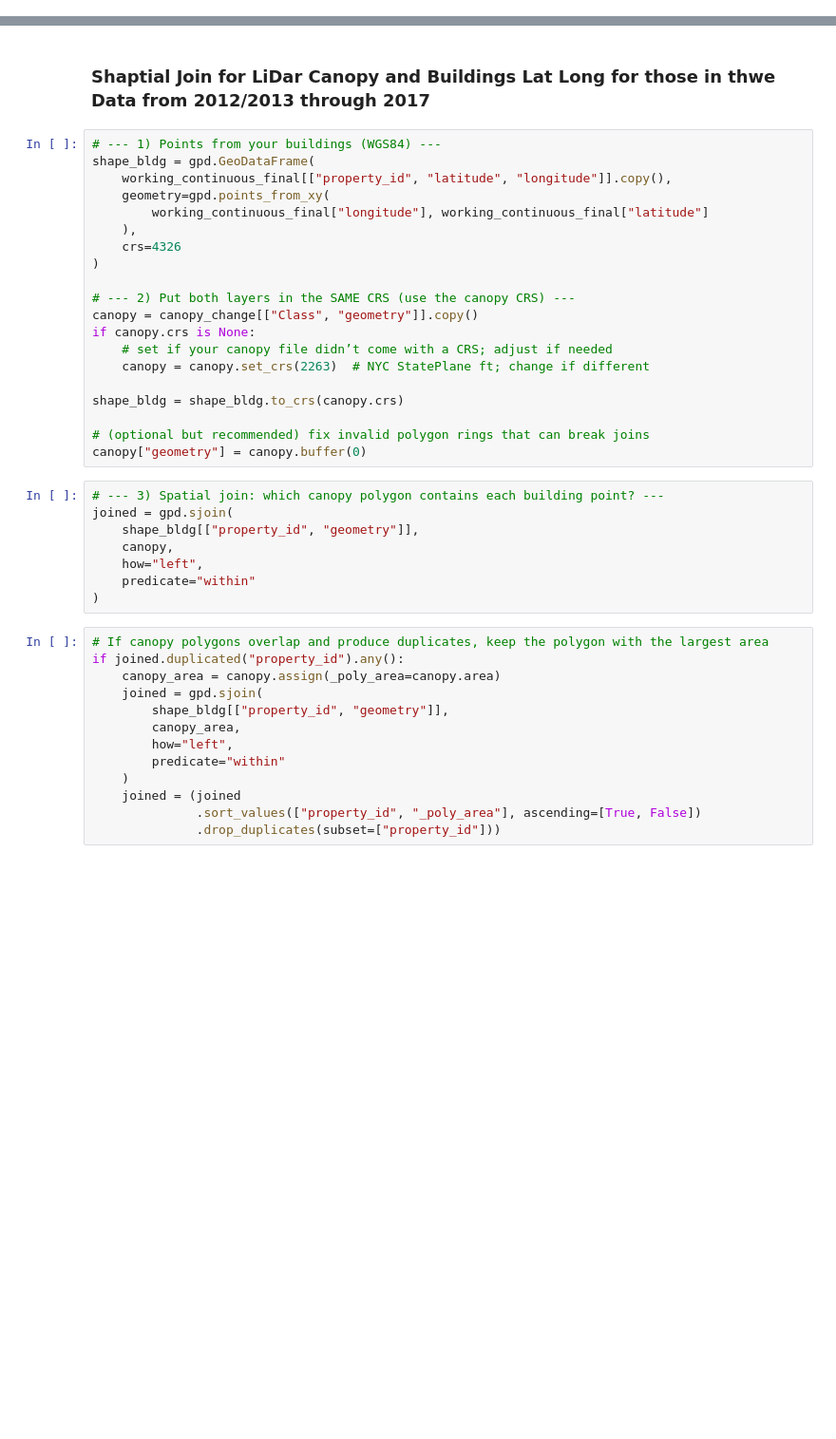
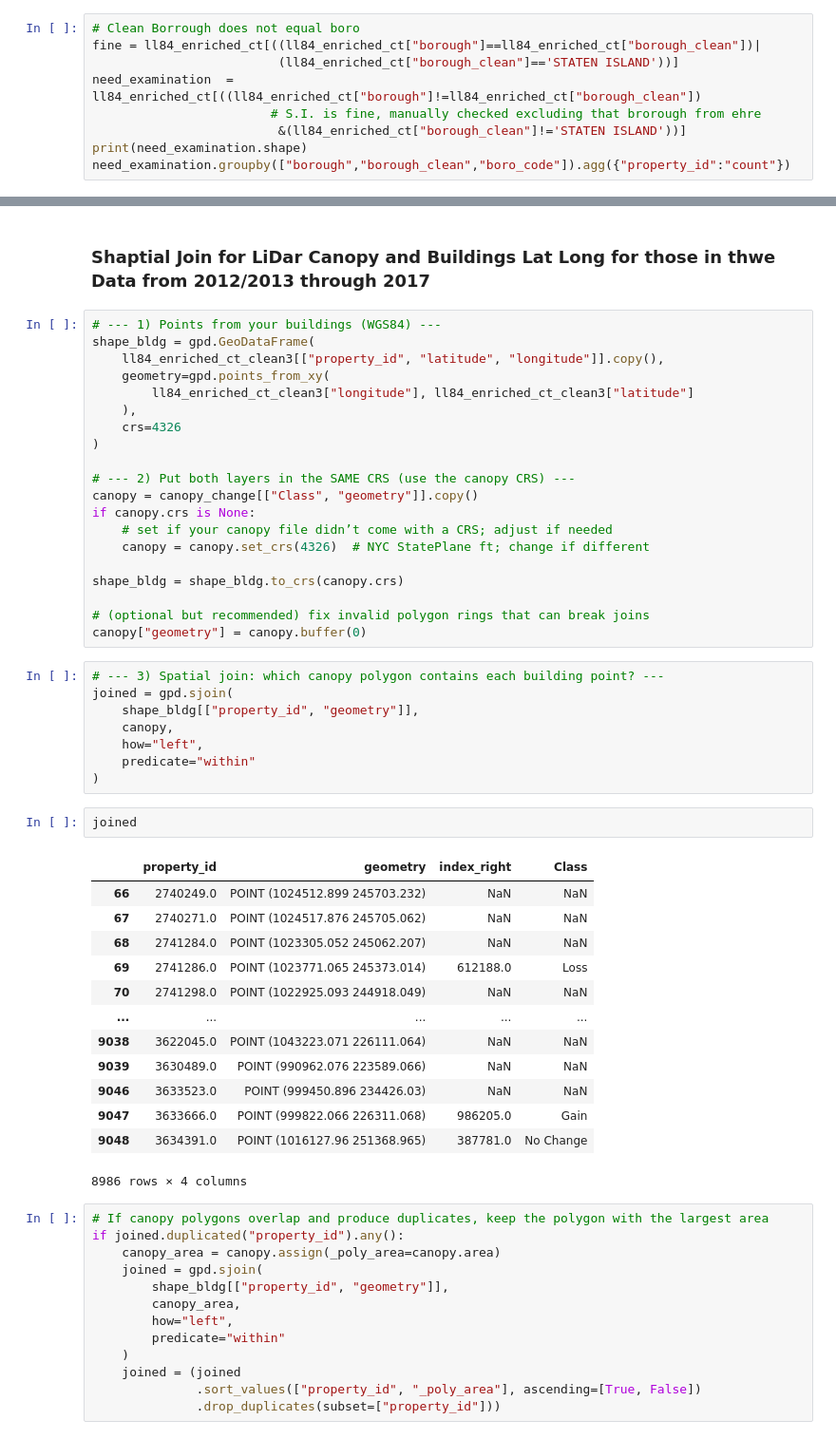
Before and after one commit to jhnboyy/CUNY_SPS_WORK, a Jupyter notebook: FALL2025/DATA698/BuildingDataWork_Part1.ipynb, the cells around one changed output, grey strips where cells are left out. Shown: that part at 95% size. Drawn from its saved outputs; the diff is of its cells as text; blank space fills up the shorter version.

```diff
--- a/FALL2025/DATA698/BuildingDataWork_Part1.ipynb
+++ b/FALL2025/DATA698/BuildingDataWork_Part1.ipynb
@@ -1541,0 +1422,9 @@ working_residential_tract = pd.read_csv("working_residential_tract.csv")
+# %%
+# Clean Borrough does not equal boro
+fine = ll84_enriched_ct[((ll84_enriched_ct["borough"]==ll84_enriched_ct["borough_clean"])|
+                         (ll84_enriched_ct["borough_clean"]=='STATEN ISLAND'))]
+need_examination  = ll84_enriched_ct[((ll84_enriched_ct["borough"]!=ll84_enriched_ct["borough_clean"])
+                        # S.I. is fine, manually checked excluding that brorough from ehre
+                         &(ll84_enriched_ct["borough_clean"]!='STATEN ISLAND'))]
+print(need_examination.shape)
+need_examination.groupby(["borough","borough_clean","boro_code"]).agg({"property_id":"count"})
@@ -1657,9 +1623,9 @@ Layers available: ['NYC_TreeCanopyChange_2010_2017']
 # %%
 # --- 1) Points from your buildings (WGS84) ---
 shape_bldg = gpd.GeoDataFrame(
-    working_continuous_final[["property_id", "latitude", "longitude"]].copy(),
+    ll84_enriched_ct_clean3[["property_id", "latitude", "longitude"]].copy(),
     geometry=gpd.points_from_xy(
-        working_continuous_final["longitude"], working_continuous_final["latitude"]
+        ll84_enriched_ct_clean3["longitude"], ll84_enriched_ct_clean3["latitude"]
     ),
     crs=4326
 )
@@ -1668,7 +1634,7 @@ shape_bldg = gpd.GeoDataFrame(
 canopy = canopy_change[["Class", "geometry"]].copy()
 if canopy.crs is None:
     # set if your canopy file didn’t come with a CRS; adjust if needed
-    canopy = canopy.set_crs(2263)  # NYC StatePlane ft; change if different
+    canopy = canopy.set_crs(4326)  # NYC StatePlane ft; change if different
 
 shape_bldg = shape_bldg.to_crs(canopy.crs)
 
@@ -1682,6 +1648,22 @@ joined = gpd.sjoin(
     how="left",
     predicate="within"
 )
+# %%
+joined
+# %% [output]
+|  | property_id | geometry | index_right | Class |
+| 66 | 2740249.0 | POINT (1024512.899 245703.232) | NaN | NaN |
+| 67 | 2740271.0 | POINT (1024517.876 245705.062) | NaN | NaN |
+| 68 | 2741284.0 | POINT (1023305.052 245062.207) | NaN | NaN |
+| 69 | 2741286.0 | POINT (1023771.065 245373.014) | 612188.0 | Loss |
+| 70 | 2741298.0 | POINT (1022925.093 244918.049) | NaN | NaN |
+| ... | ... | ... | ... | ... |
+| 9038 | 3622045.0 | POINT (1043223.071 226111.064) | NaN | NaN |
+| 9039 | 3630489.0 | POINT (990962.076 223589.066) | NaN | NaN |
+| 9046 | 3633523.0 | POINT (999450.896 234426.03) | NaN | NaN |
+| 9047 | 3633666.0 | POINT (999822.066 226311.068) | 986205.0 | Gain |
+| 9048 | 3634391.0 | POINT (1016127.96 251368.965) | 387781.0 | No Change |
+8986 rows × 4 columns
 # %%
 # If canopy polygons overlap and produce duplicates, keep the polygon with the largest area
 if joined.duplicated("property_id").any():
```
Also changed, not shown: parts of 87 cells of this notebook.
